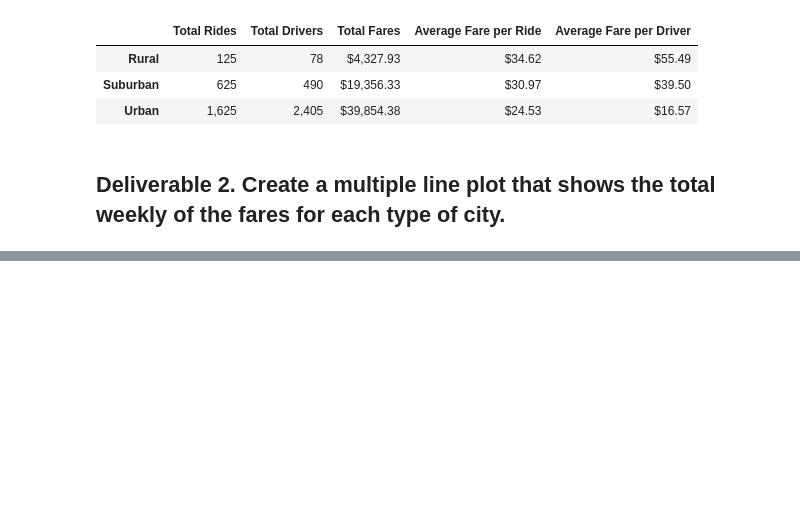
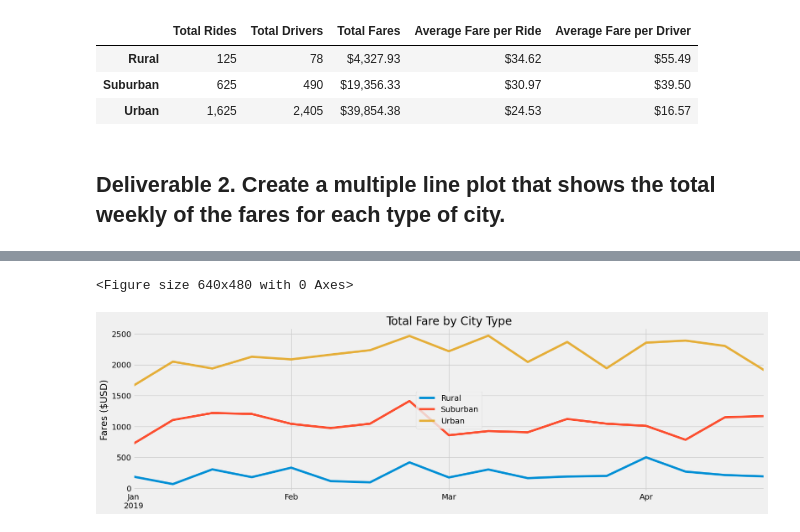
Before and after one commit to sbenston/PyBer_Analysis, a Jupyter notebook: PyBer_Challenge.ipynb, the cells around one changed output, grey strips where cells are left out. Cells and saved outputs as stored; diff of their text form; code cells hidden in the pictures; blank space fills up the shorter version.

Commit message:
Added times series plot of fare data

```diff
--- a/PyBer_Challenge.ipynb
+++ b/PyBer_Challenge.ipynb
@@ -136,3 +179,7 @@ pyber_summary_df.style.format({'Total Rides':'{:,}',
 # %%
 # 4. Create a pivot table with the 'date' as the index, the columns ='type', and values='fare'
 # to get the total fares for each type of city by the date.
+fare_pivot = pd.pivot(fare_by_type_date,
+                      index='date', columns='type', values='fare')
+
+fare_pivot
@@ -139,2 +201,5 @@ pyber_summary_df.style.format({'Total Rides':'{:,}',
 # %%
 # 5. Create a new DataFrame from the pivot table DataFrame using loc on the given dates, '2019-01-01':'2019-04-29'.
+jan_to_april_fares = fare_pivot.loc['2019-01-01':'2019-04-28']
+
+jan_to_april_fares
@@ -141,5 +221,5 @@ pyber_summary_df.style.format({'Total Rides':'{:,}',
 # %%
 # 6. Set the "date" index to datetime datatype. This is necessary to use the resample() method in Step 8.
-# df.index = pd.to_datetime(df.index)
+jan_to_april_fares.index = pd.to_datetime(jan_to_april_fares.index)
 # %%
 # 7. Check that the datatype for the index is datetime using df.info()
@@ -146,2 +238,5 @@ pyber_summary_df.style.format({'Total Rides':'{:,}',
 # %%
 # 8. Create a new DataFrame using the "resample()" function by week 'W' and get the sum of the fares for each week.
+fares_by_week = jan_to_april_fares.resample('W').sum()
+
+fares_by_week
@@ -148,7 +263,21 @@ pyber_summary_df.style.format({'Total Rides':'{:,}',
 # %%
 # 8. Using the object-oriented interface method, plot the resample DataFrame using the df.plot() function.
 
 # Import the style from Matplotlib.
 from matplotlib import style
 # Use the graph style fivethirtyeight.
 style.use('fivethirtyeight')
+
+plt.figure()
+ax = fares_by_week.plot(figsize=(18, 5))
+ax.set_title('Total Fare by City Type')
+ax.set_ylabel('Fares ($USD)')
+ax.set_xlabel('')
+ax.legend(loc='center')
+
+plt.savefig('Analysis/PyBer_fare_summary.png')
+
+plt.show()
+# %% [output]
+<Figure size 640x480 with 0 Axes>
+[figure, added]
```
Also changed, not shown: parts of 7 cells of this notebook, 1 other file.
